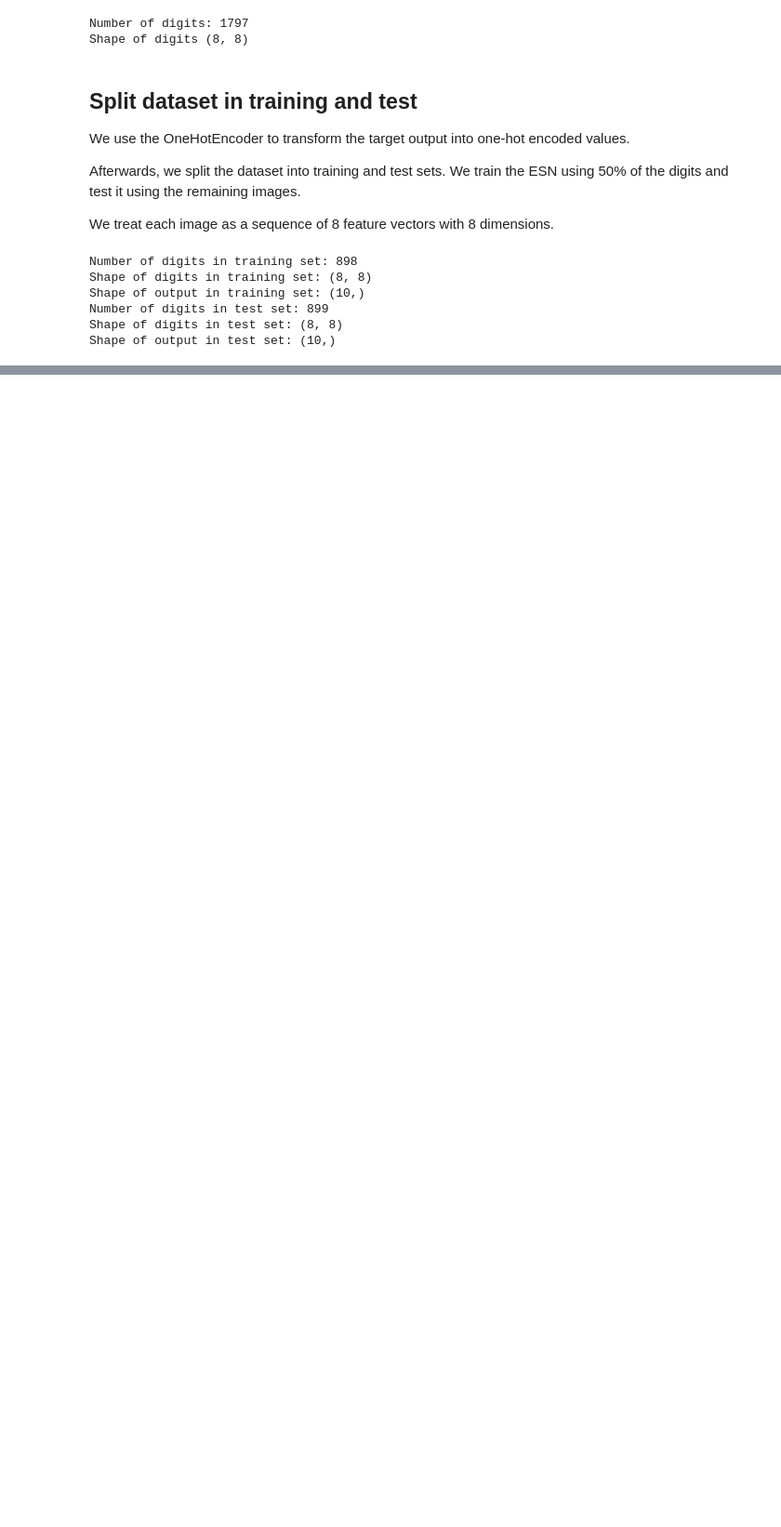
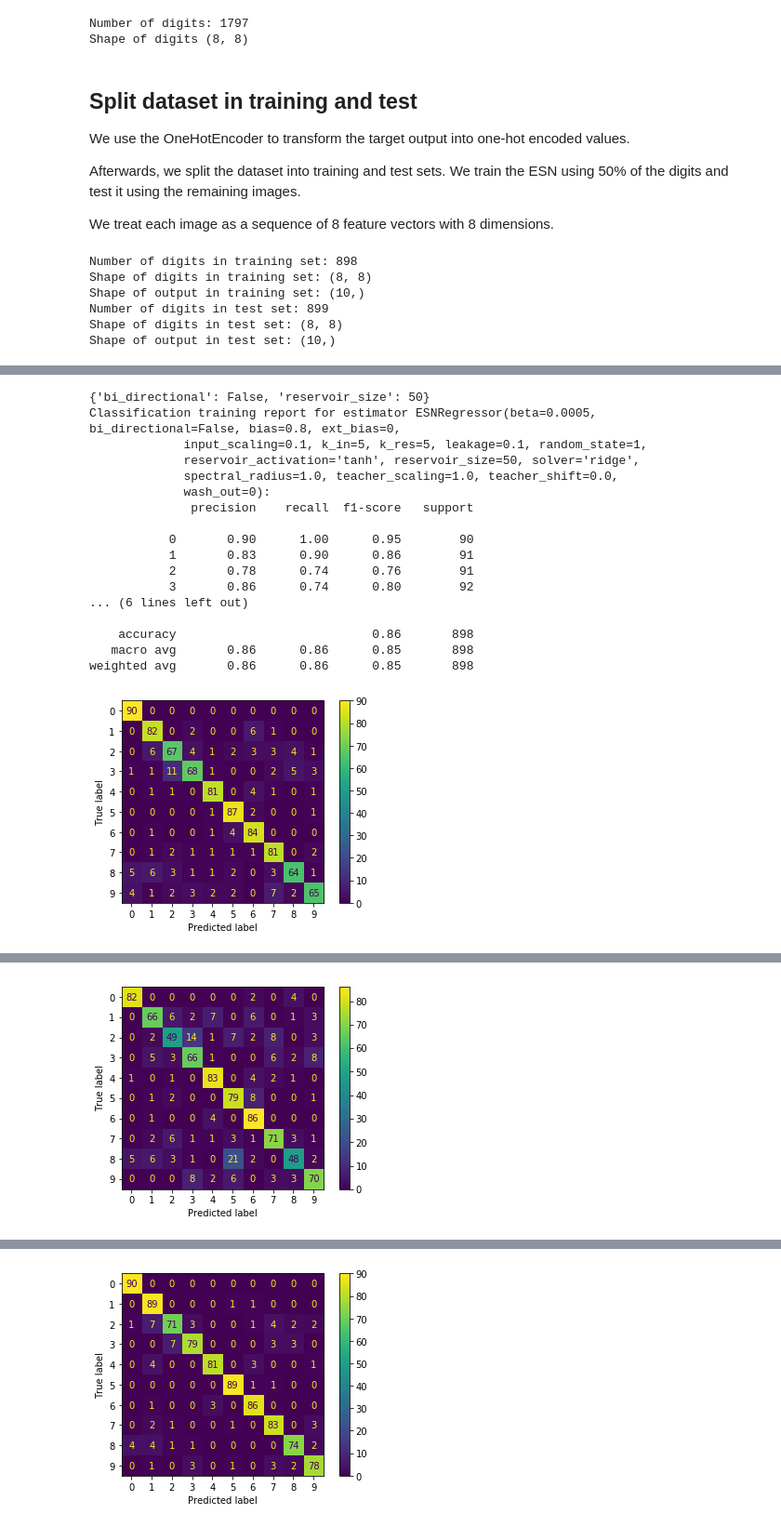
Before and after one commit to PlasmaControl/PyRCN, a Jupyter notebook: examples/digits.ipynb, the cells around one changed output, grey strips where cells are left out. Shown at 93% size. Drawn from its saved outputs; the diff is of its cells as text; code cells hidden in the pictures; blank space fills up the shorter version.

```diff
--- a/examples/digits.ipynb
+++ b/examples/digits.ipynb
@@ -151,8 +209,7 @@ for params in ParameterGrid(grid):
 # %%
-base_reg = ESNRegressor(k_in = 5, input_scaling = 0.1, spectral_radius = 0.0, bias = 0.0, leakage = 1.0, reservoir_size = 50,
+base_reg = ESNRegressor(k_in = 5, input_scaling = 0.1, spectral_radius = 1.0, bias = 0.8, leakage = 0.1, reservoir_size = 50,
                    k_res = 5, reservoir_activation = 'tanh', teacher_scaling = 1.0, teacher_shift = 0.0,
                    bi_directional = False, solver = 'ridge', beta = 5e-3, random_state = 1)
 
-grid = {'input_scaling': [0.1, 0.2, 0.3, 0.4, 0.5, 0.6, 0.7, 0.8, 0.9, 1.0, 1.1, 1.2, 1.3, 1.4, 1.5],
-        'spectral_radius': [0.0, 0.1, 0.2, 0.3, 0.4, 0.5, 0.6, 0.7, 0.8, 0.9, 1.0, 1.1, 1.2, 1.3, 1.4, 1.5]
+grid = {'beta': [1e-5, 5e-5, 1e-4, 5e-4, 1e-3, 5e-3, 1e-2, 5e-2, 1e-1, 5e-1, 1e0],
        }
@@ -158,0 +225,20 @@ grid = {'input_scaling': [0.1, 0.2, 0.3, 0.4, 0.5, 0.6, 0.7, 0.8, 0.9, 1.0, 1.1,
+# %%
+for params in ParameterGrid(grid):
+    print(params)
+    reg = clone(base_reg)
+    reg.set_params(**params)
+    for X, y in zip(X_train, y_train):
+        y = np.repeat(np.atleast_2d(y), repeats=8, axis=0)
+        reg.partial_fit(X=X, y=y, update_output_weights=False)
+    reg.finalize()
+    err_train = []
+    for X, y in zip(X_train, y_train):
+        y = np.repeat(np.atleast_2d(y), repeats=8, axis=0)
+        y_pred = reg.predict(X=X, keep_reservoir_state=False)
+        err_train.append(mean_squared_error(y, y_pred))
+    err_test = []
+    for X, y in zip(X_test, y_test):
+        y = np.repeat(np.atleast_2d(y), repeats=8, axis=0)
+        y_pred = reg.predict(X=X, keep_reservoir_state=False)
+        err_test.append(mean_squared_error(y, y_pred))
+    print('{0}\t{1}'.format(np.mean(err_train), np.mean(err_test)))
@@ -158,0 +273,8 @@ grid = {'input_scaling': [0.1, 0.2, 0.3, 0.4, 0.5, 0.6, 0.7, 0.8, 0.9, 1.0, 1.1,
+# %%
+base_reg = ESNRegressor(k_in = 5, input_scaling = 0.1, spectral_radius = 1.0, bias = 0.8, leakage = 0.1, reservoir_size = 50,
+                   k_res = 5, reservoir_activation = 'tanh', teacher_scaling = 1.0, teacher_shift = 0.0,
+                   bi_directional = False, solver = 'ridge', beta = 0.0005, random_state = 1)
+
+grid = {'reservoir_size': [50, 100, 200, 400, 500, 800, 1000, 2000, 4000, 5000],
+        'bi_directional': [False, True]
+       }
@@ -159,23 +291,52 @@ grid = {'input_scaling': [0.1, 0.2, 0.3, 0.4, 0.5, 0.6, 0.7, 0.8, 0.9, 1.0, 1.1,
 # %%
 for params in ParameterGrid(grid):
     print(params)
     reg = clone(base_reg)
     reg.set_params(**params)
     for X, y in zip(X_train, y_train):
         y = np.repeat(np.atleast_2d(y), repeats=8, axis=0)
         reg.partial_fit(X=X, y=y, update_output_weights=False)
     reg.finalize()
     Y_true_train = []
     Y_pred_train = []
     for X, y in zip(X_train, y_train):
         y_pred = reg.predict(X=X, keep_reservoir_state=False)
         Y_true_train.append(np.argmax(y))
         Y_pred_train.append(np.argmax(y_pred.sum(axis=0)))
 
     Y_true_test = []
     Y_pred_test = []
     for X, y in zip(X_test, y_test):
         y_pred = reg.predict(X=X, keep_reservoir_state=False)
         Y_true_test.append(np.argmax(y))
         Y_pred_test.append(np.argmax(y_pred.sum(axis=0)))
-    print('{0}\t{1}'.format(accuracy_score(Y_true_train, Y_pred_train), accuracy_score(Y_true_test, Y_pred_test)))
+    cm = confusion_matrix(Y_true_train, Y_pred_train)
+    cm_display = ConfusionMatrixDisplay(cm, display_labels=[0, 1, 2, 3, 4, 5, 6, 7, 8, 9]).plot()
+    print("Classification training report for estimator %s:\n%s\n"
+      % (reg, classification_report(Y_true_train, Y_pred_train)))
+    plt.show()
+
+    cm = confusion_matrix(Y_true_test, Y_pred_test)
+    cm_display = ConfusionMatrixDisplay(cm, display_labels=[0, 1, 2, 3, 4, 5, 6, 7, 8, 9]).plot()
+    print("Classification test report for estimator %s:\n%s\n"
+      % (reg, classification_report(Y_true_test, Y_pred_test)))
+    plt.show()
+# %% [output]
+{'bi_directional': False, 'reservoir_size': 50}
+Classification training report for estimator ESNRegressor(beta=0.0005, bi_directional=False, bias=0.8, ext_bias=0,
+             input_scaling=0.1, k_in=5, k_res=5, leakage=0.1, random_state=1,
+             reservoir_activation='tanh', reservoir_size=50, solver='ridge',
+             spectral_radius=1.0, teacher_scaling=1.0, teacher_shift=0.0,
+             wash_out=0):
+              precision    recall  f1-score   support
+
+           0       0.90      1.00      0.95        90
+           1       0.83      0.90      0.86        91
+           2       0.78      0.74      0.76        91
+           3       0.86      0.74      0.80        92
+... (6 lines left out)
+
+    accuracy                           0.86       898
+   macro avg       0.86      0.86      0.85       898
+weighted avg       0.86      0.86      0.85       898
+[figure, added]
@@ -181,0 +360 @@ for params in ParameterGrid(grid):
+[figure, added]
@@ -181,0 +378 @@ for params in ParameterGrid(grid):
+[figure, added]
```
Also changed, not shown: parts of 28 cells of this notebook, 5 other files.
